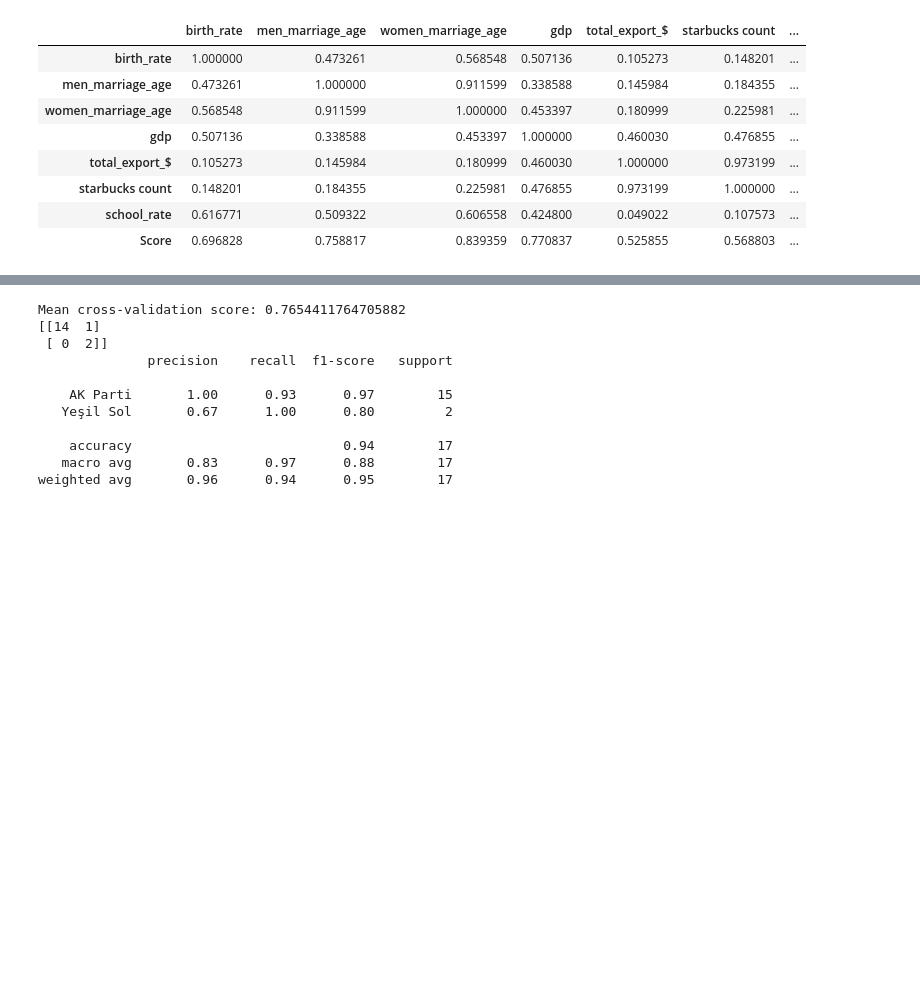
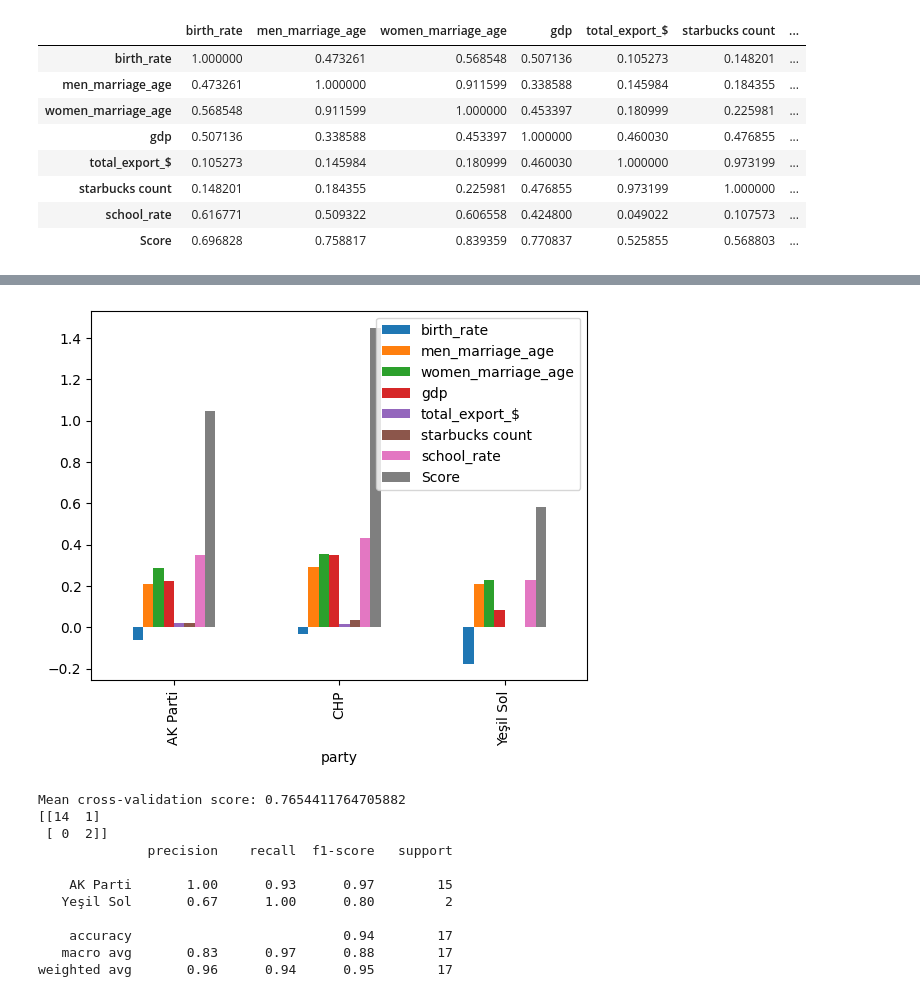
Before and after one commit to erennaltin/CS210-Project, a Jupyter notebook: scripts/data_vis.ipynb, the cells around one changed output, grey strips where cells are left out. Cells and saved outputs as stored; diff of their text form; code cells hidden in the pictures; blank space fills up the shorter version.

```diff
--- a/scripts/data_vis.ipynb
+++ b/scripts/data_vis.ipynb
@@ -112,3 +148,10 @@ corrs
+# %%
+df_merged.groupby('party').mean().plot(kind='bar')
+plt.xticks(rotation=90)
+plt.legend()
+plt.show()
+# %% [output]
+[figure, added]
 # %%
 from sklearn.model_selection import train_test_split, cross_val_score
 from sklearn.preprocessing import StandardScaler
```
Also changed, not shown: parts of 3 cells of this notebook.
